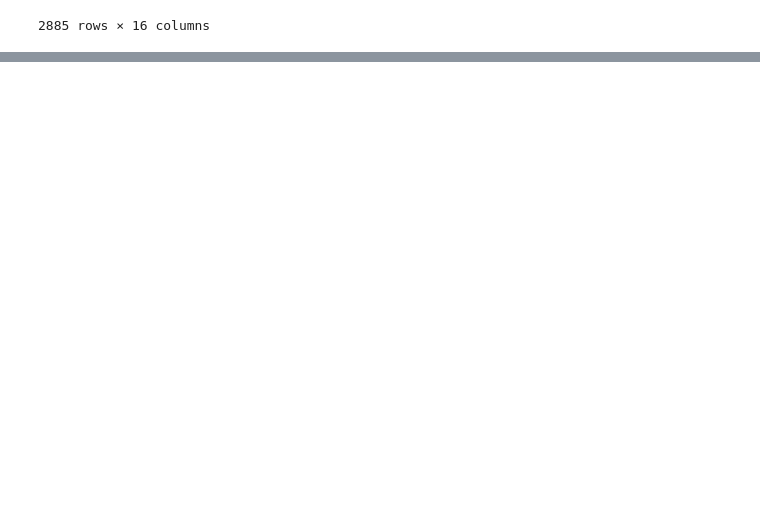
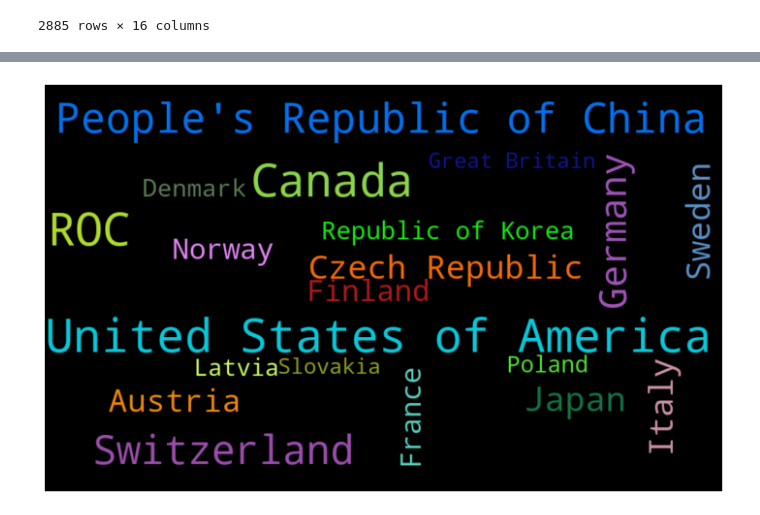
Before and after one commit to 0gaurav4/LibMS, a Jupyter notebook: imp.ipynb, the cells around one changed output, grey strips where cells are left out. Saved outputs shown, nothing was run; the diff lists cells and outputs as text; code cells hidden in the pictures; blank space fills up the shorter version.

Commit message:
wordcloud

```diff
--- a/imp.ipynb
+++ b/imp.ipynb
@@ -126,0 +127,42 @@ plt.show()
+# %%
+import matplotlib.pyplot as plt
+import numpy as np
+from wordcloud import WordCloud
+
+# Create a DataFrame with country counts
+title = pd.DataFrame()
+title['name'] = athletes_df['country'].value_counts()
+
+# Convert the DataFrame to a dictionary
+title_dict = title['name'].to_dict()
+
+# Create a WordCloud object with custom colors
+color_map = plt.cm.get_cmap('tab20')  # Choose a colorful colormap
+wc = WordCloud(
+    width=1000,
+    height=600,
+    max_words=20,
+    colormap=color_map,
+    contour_width=0,  # Set the contour width to 0 to remove the border
+    prefer_horizontal=0.8  # Adjust the orientation of the words
+)
+
+# Generate the WordCloud from the frequencies
+wc.generate_from_frequencies(title_dict)
+
+# Set a custom color function for the background
+def gradient_color_func(word, font_size, position, orientation, random_state=None, **kwargs):
+    return tuple(np.random.randint(0, 256, 3))  # Generate random RGB values
+
+# Set the background color to a gradient black effect
+wc.recolor(color_func=gradient_color_func, random_state=42)
+
+# Plot the WordCloud with a black background
+plt.figure(figsize=(10, 10))
+plt.imshow(wc, interpolation='bilinear')
+plt.axis('off')
+plt.tight_layout()
+plt.gca().set_facecolor('black')  # Set the background color of the plot to black
+plt.show()
+# %% [output]
+[figure, added]
```
Also changed, not shown: parts of 3 cells of this notebook, 4 other files.
